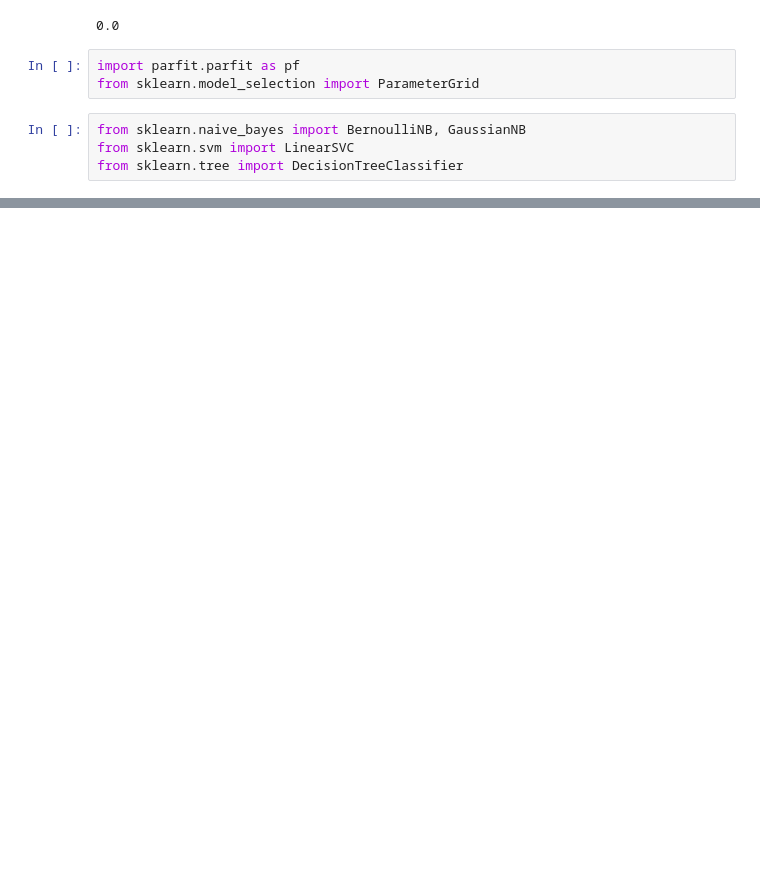
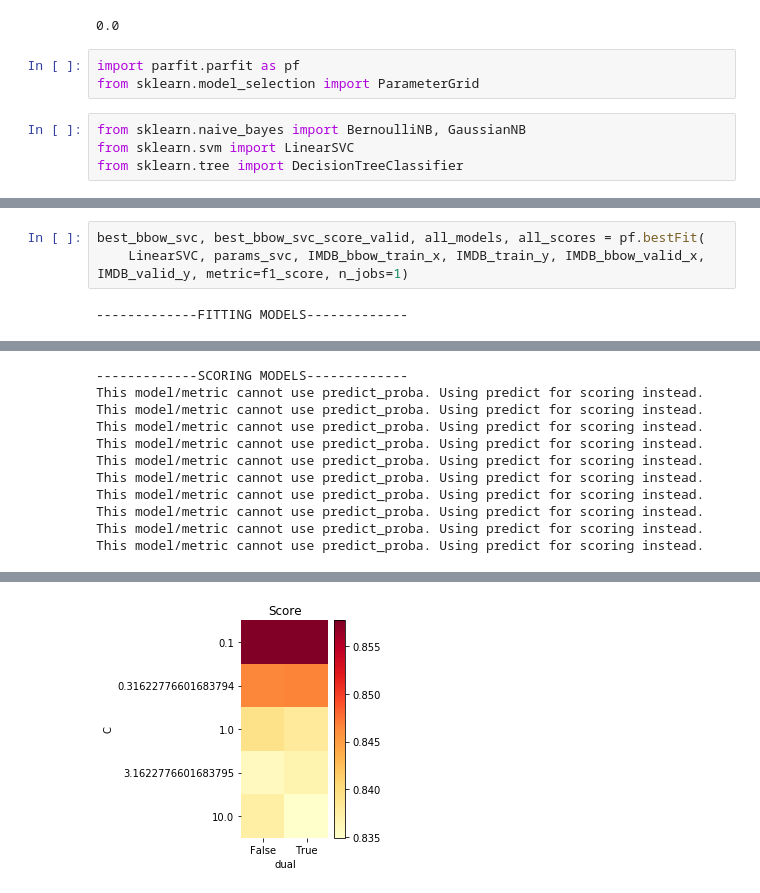
Before and after one commit to yblainm/yelp-baselines, a Jupyter notebook: a3.ipynb, the cells around one changed output, grey strips where cells are left out. Cells and saved outputs as stored; diff of their text form; blank space fills up the shorter version.

```diff
--- a/a3.ipynb
+++ b/a3.ipynb
@@ -188,0 +208,5 @@ print(params_nb.param_grid, params_svc.param_grid, params_tree.param_grid, sep='
+# %%
+best_bbow_svc, best_bbow_svc_score_valid, all_models, all_scores = pf.bestFit(
+    LinearSVC, params_svc, IMDB_bbow_train_x, IMDB_train_y, IMDB_bbow_valid_x, IMDB_valid_y, metric=f1_score, n_jobs=1)
+# %% [output]
+-------------FITTING MODELS-------------
@@ -188,0 +223,11 @@ print(params_nb.param_grid, params_svc.param_grid, params_tree.param_grid, sep='
+-------------SCORING MODELS-------------
+This model/metric cannot use predict_proba. Using predict for scoring instead.
+This model/metric cannot use predict_proba. Using predict for scoring instead.
+This model/metric cannot use predict_proba. Using predict for scoring instead.
+This model/metric cannot use predict_proba. Using predict for scoring instead.
+This model/metric cannot use predict_proba. Using predict for scoring instead.
+This model/metric cannot use predict_proba. Using predict for scoring instead.
+This model/metric cannot use predict_proba. Using predict for scoring instead.
+This model/metric cannot use predict_proba. Using predict for scoring instead.
+This model/metric cannot use predict_proba. Using predict for scoring instead.
+This model/metric cannot use predict_proba. Using predict for scoring instead.
@@ -188,0 +237 @@ print(params_nb.param_grid, params_svc.param_grid, params_tree.param_grid, sep='
+[figure, added]
```
Also changed, not shown: parts of 19 cells of this notebook.
